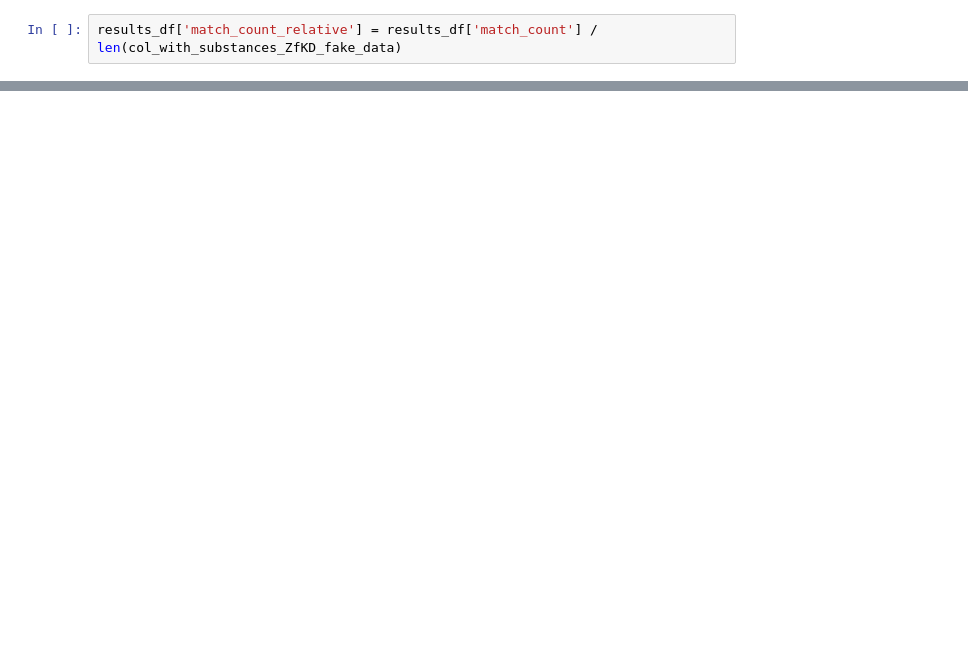
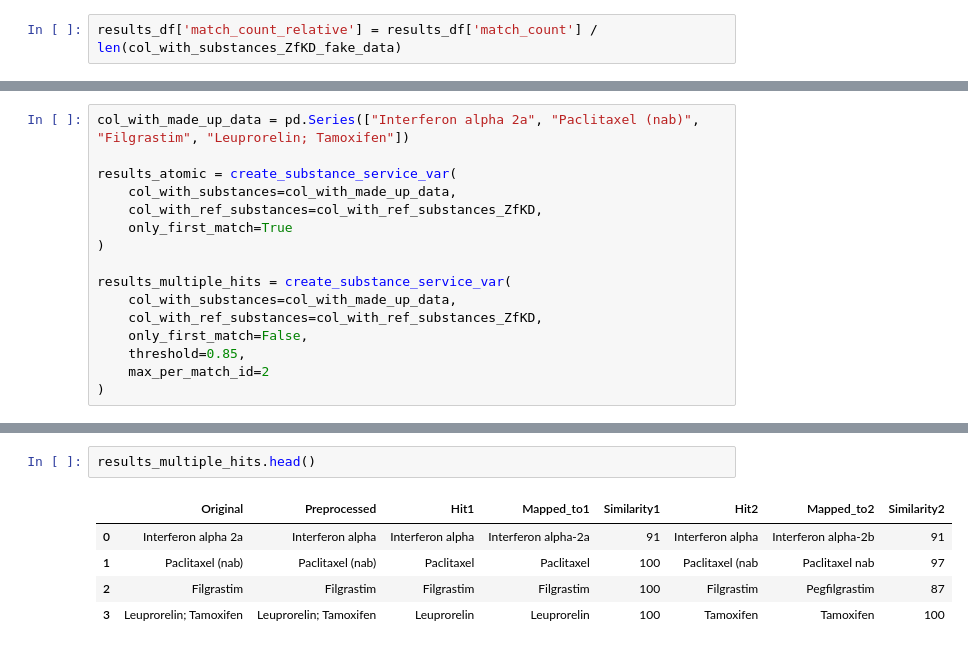
Before and after one commit to smeisegeier/spacy_matching, a Jupyter notebook: src/analysis_threshold.ipynb, the cells around one changed output, grey strips where cells are left out. Drawn from its saved outputs; the diff is of its cells as text; blank space fills up the shorter version.

```diff
--- a/src/analysis_threshold.ipynb
+++ b/src/analysis_threshold.ipynb
@@ -128,0 +130,16 @@ plt.show()
+# %%
+col_with_made_up_data = pd.Series(["Interferon alpha 2a", "Paclitaxel (nab)", "Filgrastim", "Leuprorelin; Tamoxifen"])
+
+results_atomic = create_substance_service_var(
+    col_with_substances=col_with_made_up_data,
+    col_with_ref_substances=col_with_ref_substances_ZfKD,
+    only_first_match=True
+)
+
+results_multiple_hits = create_substance_service_var(
+    col_with_substances=col_with_made_up_data,
+    col_with_ref_substances=col_with_ref_substances_ZfKD,
+    only_first_match=False,
+    threshold=0.85,
+    max_per_match_id=2
+)
@@ -128,0 +154,8 @@ plt.show()
+# %%
+results_multiple_hits.head()
+# %% [output]
+|  | Original | Preprocessed | Hit1 | Mapped_to1 | Similarity1 | Hit2 | Mapped_to2 | Similarity2 |
+| 0 | Interferon alpha 2a | Interferon alpha | Interferon alpha | Interferon alpha-2a | 91 | Interferon alpha | Interferon alpha-2b | 91 |
+| 1 | Paclitaxel (nab) | Paclitaxel (nab) | Paclitaxel | Paclitaxel | 100 | Paclitaxel (nab | Paclitaxel nab | 97 |
+| 2 | Filgrastim | Filgrastim | Filgrastim | Filgrastim | 100 | Filgrastim | Pegfilgrastim | 87 |
+| 3 | Leuprorelin; Tamoxifen | Leuprorelin; Tamoxifen | Leuprorelin | Leuprorelin | 100 | Tamoxifen | Tamoxifen | 100 |
```
Also changed, not shown: parts of 5 cells of this notebook, 6 other files.
